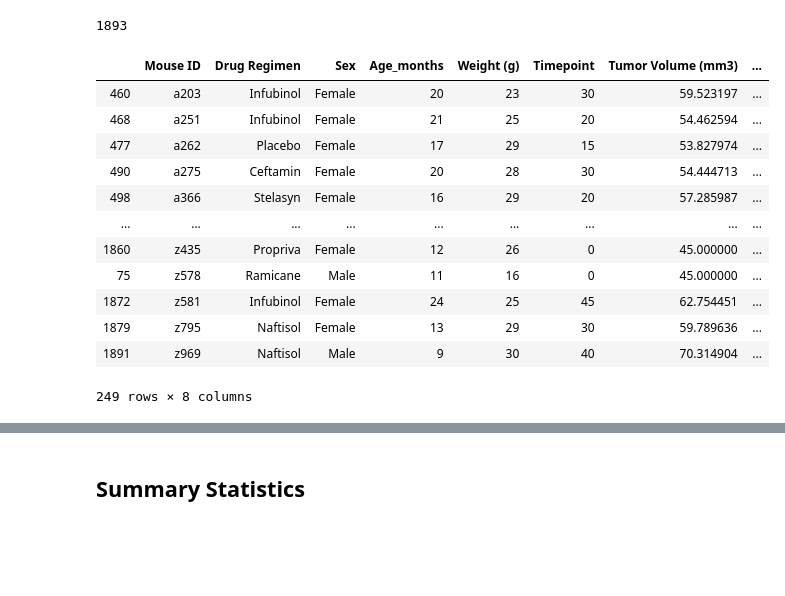
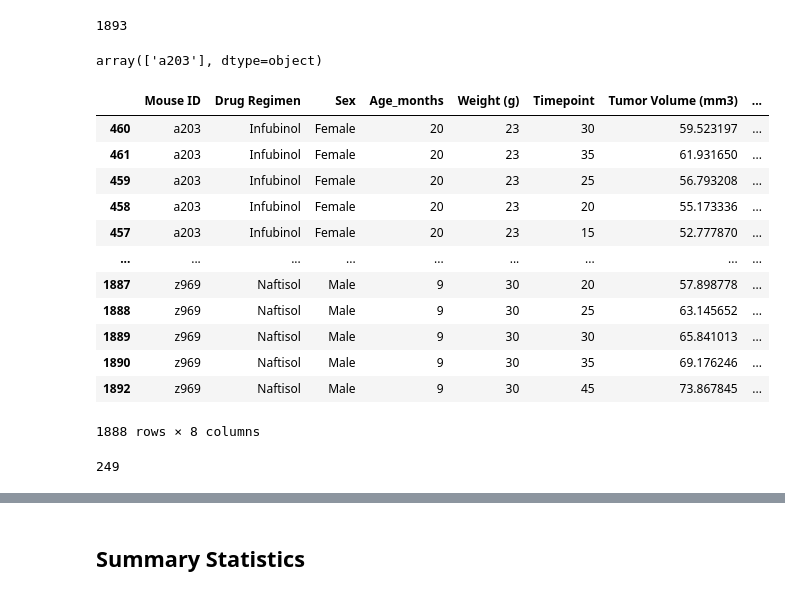
Before and after one commit to IrinaUX/MatPlotLib_hw, a Jupyter notebook: pymaceuticals_starter-Copy1.ipynb, the cells around one changed output, grey strips where cells are left out. Saved outputs shown, nothing was run; the diff lists cells and outputs as text; code cells hidden in the pictures; blank space fills up the shorter version.

Commit message:
Corrected dropping duplicates.

```diff
--- a/pymaceuticals_starter-Copy1.ipynb
+++ b/pymaceuticals_starter-Copy1.ipynb
@@ -105,17 +111,28 @@ merged_df["Mouse ID"].count()
 # %%
-merged_df = merged_df.drop_duplicates(subset="Mouse ID")
-merged_df
+merged_drop_timepoint_df = merged_df.drop_duplicates("Timepoint")
+merged_drop_timepoint_df['Mouse ID'].unique()
 # %% [output]
-|  | Mouse ID | Drug Regimen | Sex | Age_months | Weight (g) | Timepoint | Tumor Volume (mm3) | ... |
-| 460 | a203 | Infubinol | Female | 20 | 23 | 30 | 59.523197 | ... |
-| 468 | a251 | Infubinol | Female | 21 | 25 | 20 | 54.462594 | ... |
-| 477 | a262 | Placebo | Female | 17 | 29 | 15 | 53.827974 | ... |
-| 490 | a275 | Ceftamin | Female | 20 | 28 | 30 | 54.444713 | ... |
-| 498 | a366 | Stelasyn | Female | 16 | 29 | 20 | 57.285987 | ... |
-| ... | ... | ... | ... | ... | ... | ... | ... | ... |
-| 1860 | z435 | Propriva | Female | 12 | 26 | 0 | 45.000000 | ... |
-| 75 | z578 | Ramicane | Male | 11 | 16 | 0 | 45.000000 | ... |
-| 1872 | z581 | Infubinol | Female | 24 | 25 | 45 | 62.754451 | ... |
-| 1879 | z795 | Naftisol | Female | 13 | 29 | 30 | 59.789636 | ... |
-| 1891 | z969 | Naftisol | Male | 9 | 30 | 40 | 70.314904 | ... |
-249 rows × 8 columns
+array(['a203'], dtype=object)
+# %%
+merged_drop_df = merged_df.drop_duplicates(subset=["Mouse ID","Timepoint"])
+#merged_drop_df.loc[merged_df["Mouse ID"] == "g989"]
+merged_drop_df.to_csv("dropped.csv")
+merged_drop_df
+# %% [output]
+|  | Mouse ID | Drug Regimen | Sex | Age_months | Weight (g) | Timepoint | Tumor Volume (mm3) | ... |
+| 460 | a203 | Infubinol | Female | 20 | 23 | 30 | 59.523197 | ... |
+| 461 | a203 | Infubinol | Female | 20 | 23 | 35 | 61.931650 | ... |
+| 459 | a203 | Infubinol | Female | 20 | 23 | 25 | 56.793208 | ... |
+| 458 | a203 | Infubinol | Female | 20 | 23 | 20 | 55.173336 | ... |
+| 457 | a203 | Infubinol | Female | 20 | 23 | 15 | 52.777870 | ... |
+| ... | ... | ... | ... | ... | ... | ... | ... | ... |
+| 1887 | z969 | Naftisol | Male | 9 | 30 | 20 | 57.898778 | ... |
+| 1888 | z969 | Naftisol | Male | 9 | 30 | 25 | 63.145652 | ... |
+| 1889 | z969 | Naftisol | Male | 9 | 30 | 30 | 65.841013 | ... |
+| 1890 | z969 | Naftisol | Male | 9 | 30 | 35 | 69.176246 | ... |
+| 1892 | z969 | Naftisol | Male | 9 | 30 | 45 | 73.867845 | ... |
+1888 rows × 8 columns
+# %%
+len(merged_drop_df["Mouse ID"].unique())
+# %% [output]
+249
```
Also changed, not shown: parts of 24 cells of this notebook, 3 other files.
